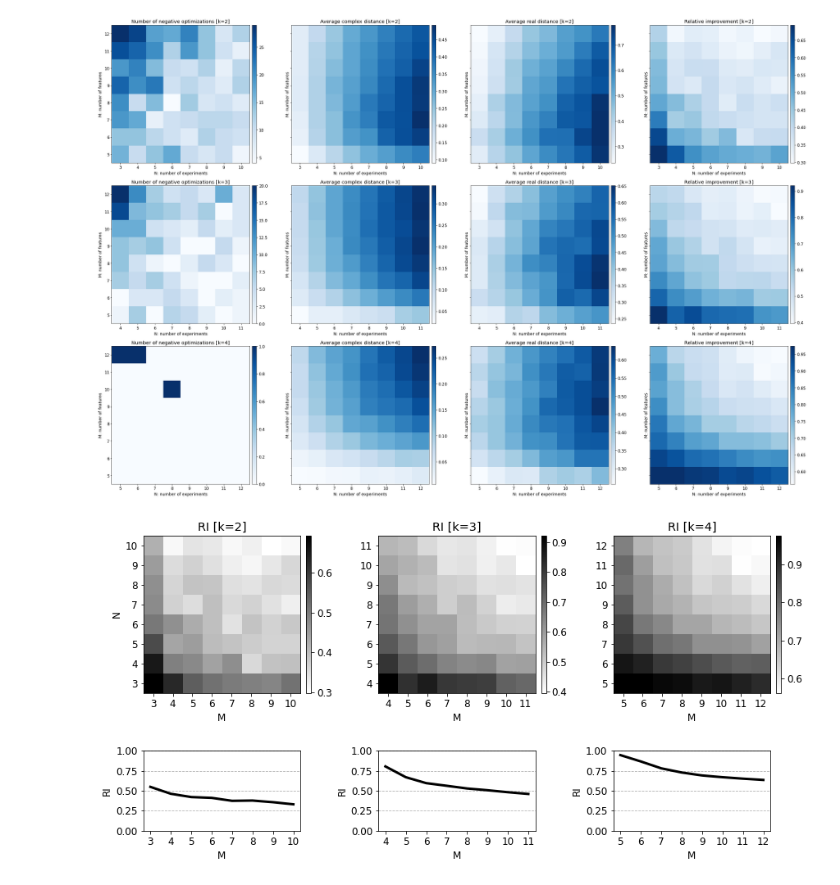
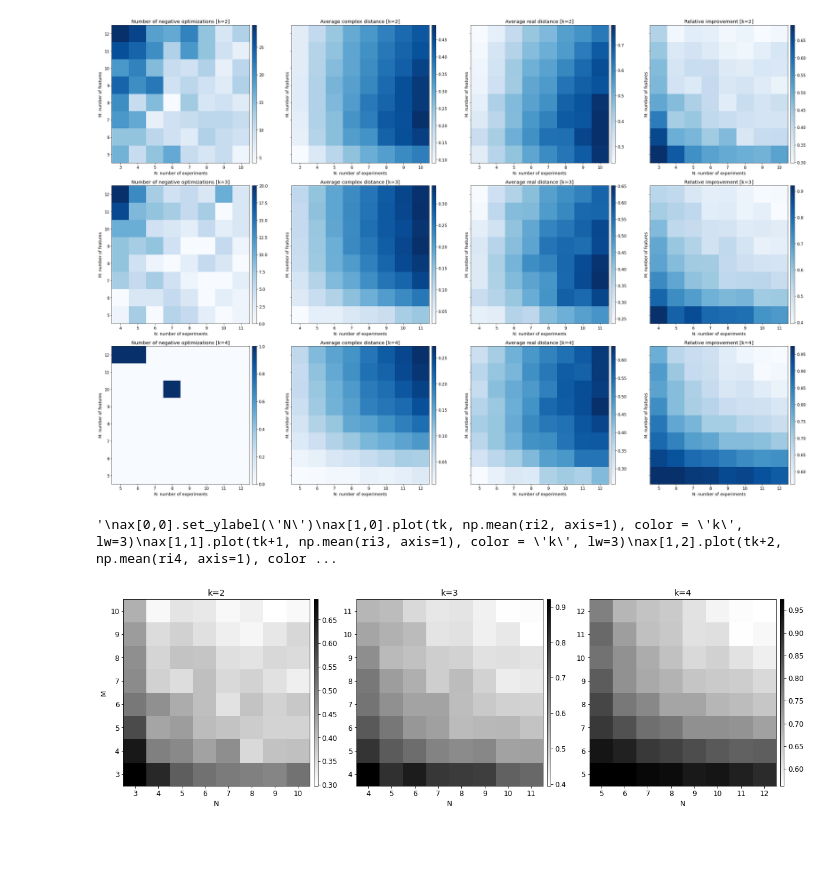
Before and after one commit to skozh/SVD, a Jupyter notebook: plots-all-vr.ipynb, the cells around one changed output. Saved outputs shown, nothing was run; the diff lists cells and outputs as text; code cells hidden in the pictures; blank space fills up the shorter version.

```diff
--- a/plot-all-vr.ipynb
+++ b/plots-all-vr.ipynb
@@ -64,8 +64,8 @@ for i in range(3):
     ax[i].set_xticklabels(xtk)
     ax[i].set_yticklabels(xtk);
     ax[i].set_title('RI Real to Complex [k = {}]'.format(2+i))
-    ax[i].set_xlabel('M: number of features')
-    ax[i].set_ylabel('N: number of experiments');
+    ax[i].set_ylabel('M: number of features')
+    ax[i].set_xlabel('N: number of experiments');
     div = make_axes_locatable(ax[i])
     cax = div.append_axes("right", size="3%", pad=0.1)
     plt.colorbar(im[i], cax=cax);
@@ -127,48 +129,51 @@ fig.tight_layout()
 # %%
-fig, ax = plt.subplots(2,3,figsize=(12,6), gridspec_kw={'height_ratios': [3, 1]})
+fig, ax = plt.subplots(1,3,figsize=(20,15))
 
-im2 = ax[0,0].imshow(ri2, cmap='binary', vmin=np.min(ri2), vmax=np.max(ri2), origin='lower')
-ax[0,0].set_title('RI [k=2]');
-im3 = ax[0,1].imshow(ri3, cmap='binary', vmin=np.min(ri3), vmax=np.max(ri3), origin='lower')
-ax[0,1].set_title('RI [k=3]');
-im4 = ax[0,2].imshow(ri4, cmap='binary', vmin=np.min(ri4), vmax=np.max(ri4), origin='lower')
-ax[0,2].set_title('RI [k=4]');
+im2 = ax[0].imshow(ri2, cmap='binary', vmin=np.min(ri2), vmax=np.max(ri2), origin='lower')
+ax[0].set_title('k=2');
+im3 = ax[1].imshow(ri3, cmap='binary', vmin=np.min(ri3), vmax=np.max(ri3), origin='lower')
+ax[1].set_title('k=3');
+im4 = ax[2].imshow(ri4, cmap='binary', vmin=np.min(ri4), vmax=np.max(ri4), origin='lower')
+ax[2].set_title('k=4');
 
+ax[0].set_ylabel('M')
 
 iml = [im2,im3,im4]
 tk = 3+np.arange(0,8)
 for i in range(3):
-    a = ax[0,i]
+    a = ax[i]
     a.set_xticks(np.arange(0,8))
     a.set_yticks(np.arange(0,8))
     a.set_xticklabels(i+tk)
     a.set_yticklabels(i+tk);
-    a.set_xlabel('M')
+    a.set_xlabel('N')
 
     div = make_axes_locatable(a)
-    cax = div.append_axes("right", size="3%", pad=0.1)
+    cax = div.append_axes("right", size="2%", pad=0.1)
     plt.colorbar(iml[i], cax=cax);
 
-ax[0,0].set_ylabel('N')
 
 
+'''
+ax[0,0].set_ylabel('N')
 ax[1,0].plot(tk, np.mean(ri2, axis=1), color = 'k', lw=3)
 ax[1,1].plot(tk+1, np.mean(ri3, axis=1), color = 'k', lw=3)
 ax[1,2].plot(tk+2, np.mean(ri4, axis=1), color = 'k', lw=3)
 
 
-for i in range(3):
+ for i in range(3):
     a = ax[1,i]
     a.set_ylim(0,1)
     a.set_xlabel('M')
     a.set_ylabel('RI')
     a.set_xticks(i+tk)
     a.set_xticklabels(i+tk)
     a.grid(axis='y', ls='--')
     div = make_axes_locatable(a)
     cax = div.append_axes("right", size="3%", pad=0.1)
     cax.set_visible(0)
 
-plt.subplots_adjust(top=1.05, left=0.05, right=0.95, bottom=0.1, wspace=0.4, hspace=0.1)
+plt.subplots_adjust(top=1.05, left=0.05, right=0.95, bottom=0.1, wspace=0.4, hspace=0.1) '''
 # %% [output]
+'\nax[0,0].set_ylabel(\'N\')\nax[1,0].plot(tk, np.mean(ri2, axis=1), color = \'k\', lw=3)\nax[1,1].plot(tk+1, np.mean(ri3, axis=1), color = \'k\', lw=3)\nax[1,2].plot(tk+2, np.mean(ri4, axis=1), color ...
-[figure, old version]
+[figure, new version]
```
Also changed, not shown: parts of 3 cells of this notebook, 20 other files.
